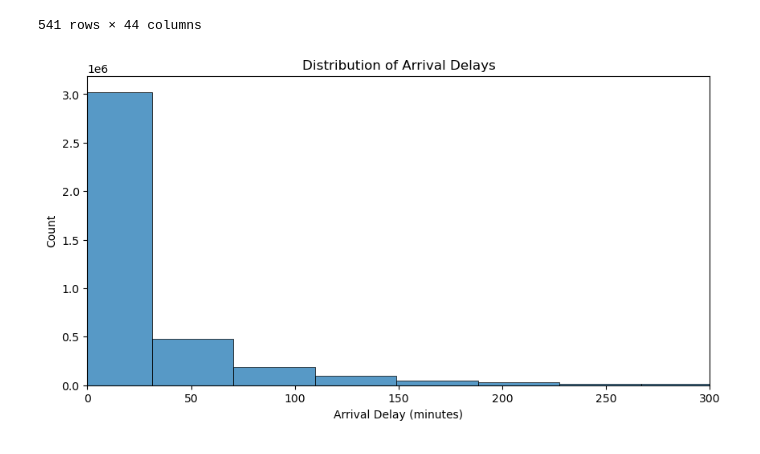
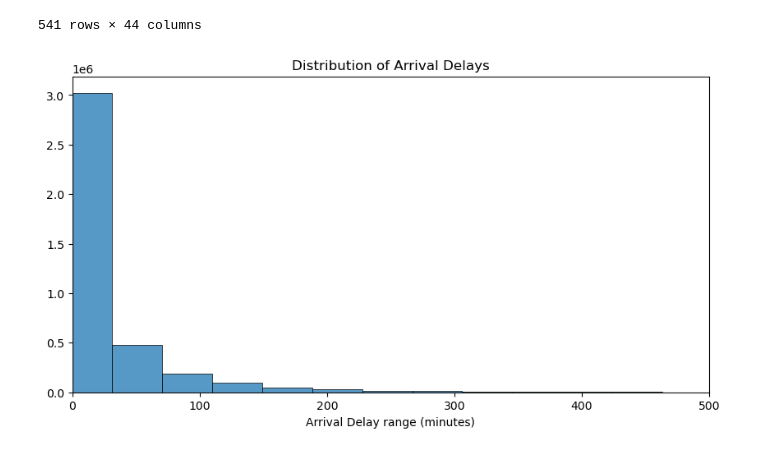
Before and after one commit to divyavegi/Capstone-Flight-Delay-and-Cancellation-, a Jupyter notebook: Flights.ipynb, the cells around one changed output. Cells and saved outputs as stored; diff of their text form; code cells hidden in the pictures.

```diff
--- a/Flights.ipynb
+++ b/Flights.ipynb
@@ -595,15 +546,14 @@ df24[(df24['ORIGIN']== 'EYW') & (df24['DEST']== 'DFW')]
 | 7064344 | 2024 | 12 | 31 | 2 | 2024-12-31 | American Airlines | N9021H | 1827 | ... |
 541 rows × 44 columns
 # %%
-# 5. Delay Distribution & Tail Risk
-# When delays happen, how severe are they — and who causes the worst delays?
-import seaborn as sns
+# When delays happen, how severe are they
 
 plt.figure(figsize=(10,5))
-sns.histplot(df_op['ARR_DELAY'], bins=100)
-plt.xlim(0, 300)
+g=sns.histplot(df_op['ARR_DELAY'], bins=100)
+plt.xlim(0, 500)
 plt.title('Distribution of Arrival Delays')
-plt.xlabel('Arrival Delay (minutes)')
+plt.xlabel('Arrival Delay range (minutes)')
+plt.ylabel('')
 plt.show()
 # %% [output]
-[figure, old version]
+[figure, new version]
```
Also changed, not shown: parts of 16 cells of this notebook.
